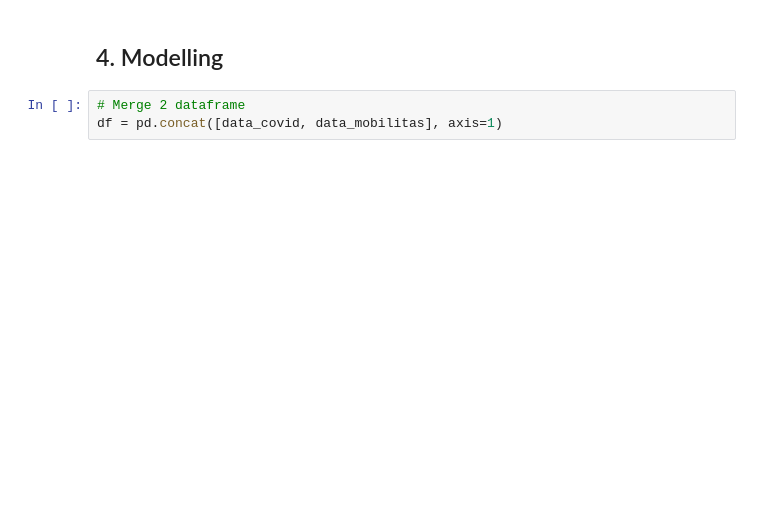
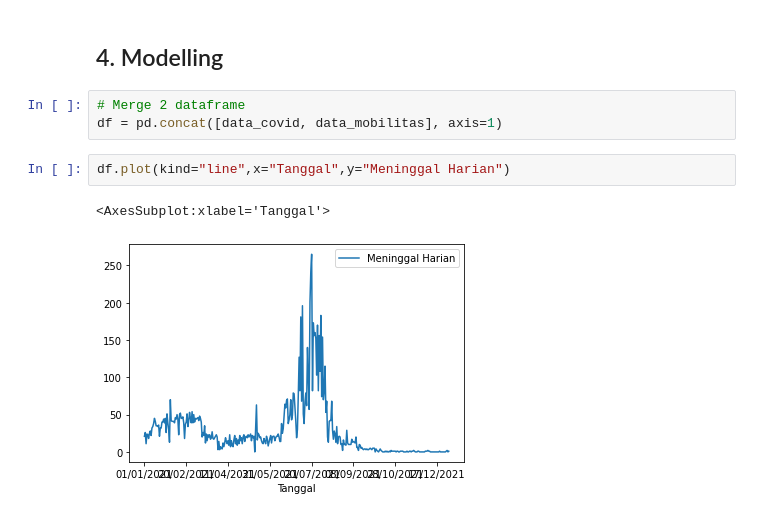
Before and after one commit to ceavinr/dsa-compfest, a Jupyter notebook: DSA-Fourtwo.ipynb, the cells around one changed output. Cells and saved outputs as stored; diff of their text form; blank space fills up the shorter version.

```diff
--- a/DSA-Fourtwo.ipynb
+++ b/DSA-Fourtwo.ipynb
@@ -191,3 +191,8 @@ data_covid.describe()
 # %%
 # Merge 2 dataframe
 df = pd.concat([data_covid, data_mobilitas], axis=1)
+# %%
+df.plot(kind="line",x="Tanggal",y="Meninggal Harian")
+# %% [output]
+<AxesSubplot:xlabel='Tanggal'>
+[figure, added]
```
Also changed, not shown: parts of 8 cells of this notebook.
